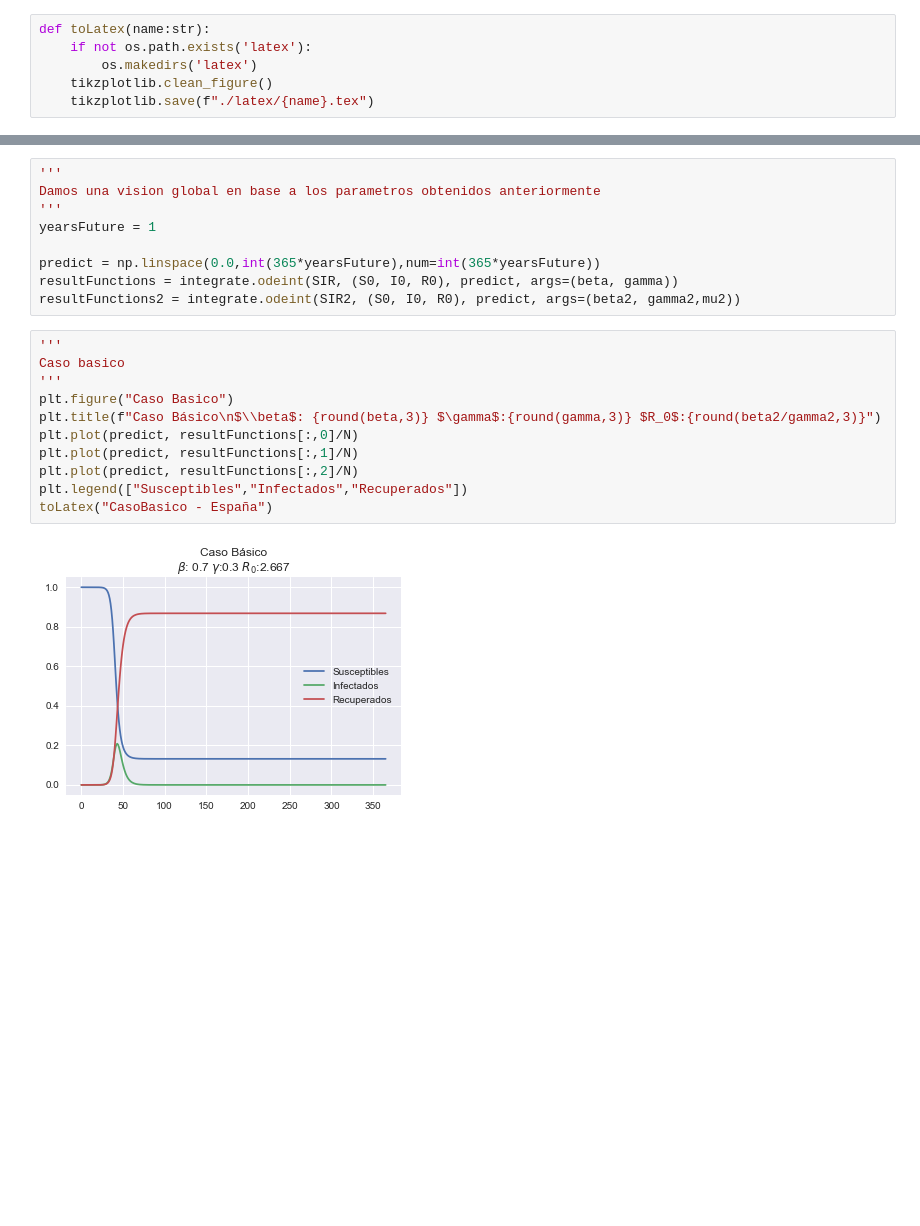
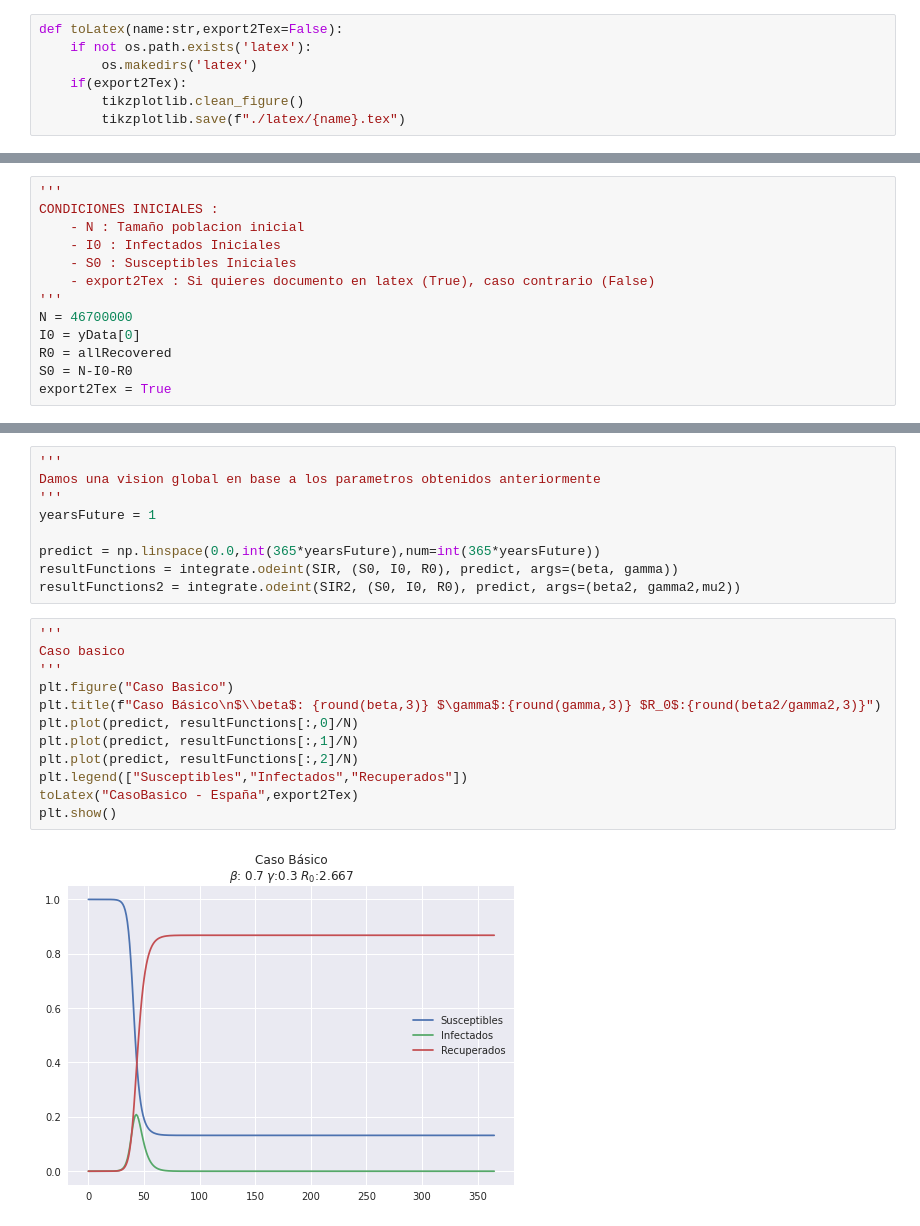
Before and after one commit to fbellidopazos/covidSIRAnalysis, a Jupyter notebook: Final/SIRNotebook.ipynb, the cells around one changed output, grey strips where cells are left out. Saved outputs shown, nothing was run; the diff lists cells and outputs as text; blank space fills up the shorter version.

```diff
--- a/Final/SIRNotebook.ipynb
+++ b/Final/SIRNotebook.ipynb
@@ -12,10 +29,11 @@ plt.style.use("seaborn")
 %matplotlib inline
 # %%
-def toLatex(name:str):
+def toLatex(name:str,export2Tex=False):
     if not os.path.exists('latex'):
         os.makedirs('latex')
-    tikzplotlib.clean_figure()
-    tikzplotlib.save(f"./latex/{name}.tex")
+    if(export2Tex):
+        tikzplotlib.clean_figure()
+        tikzplotlib.save(f"./latex/{name}.tex")
 # %% [markdown]
 # SIR Model
 # %%
@@ -140,3 +151,16 @@ S0 = N-I0-R0
+# %%
+'''
+CONDICIONES INICIALES :
+    - N : Tamaño poblacion inicial
+    - I0 : Infectados Iniciales
+    - S0 : Susceptibles Iniciales
+    - export2Tex : Si quieres documento en latex (True), caso contrario (False)
+'''
+N = 46700000
+I0 = yData[0]
+R0 = allRecovered
+S0 = N-I0-R0
+export2Tex = True
 # %% [markdown]
 ### Obtenemos Beta y Gamma
 # %%
@@ -226,16 +250,17 @@ resultFunctions2 = integrate.odeint(SIR2, (S0, I0, R0), predict, args=(beta2, ga
 # %%
 '''
 Caso basico
 '''
 plt.figure("Caso Basico")
 plt.title(f"Caso Básico\n$\\beta$: {round(beta,3)} $\gamma$:{round(gamma,3)} $R_0$:{round(beta2/gamma2,3)}")
 plt.plot(predict, resultFunctions[:,0]/N)
 plt.plot(predict, resultFunctions[:,1]/N)
 plt.plot(predict, resultFunctions[:,2]/N)
 plt.legend(["Susceptibles","Infectados","Recuperados"])
-toLatex("CasoBasico - España")
+toLatex("CasoBasico - España",export2Tex)
+plt.show()
 # %% [output]
-[figure, old version]
+[figure, new version]
 # %%
 '''
 Caso con muertes
```
Also changed, not shown: parts of 10 cells of this notebook, 4 other files.
